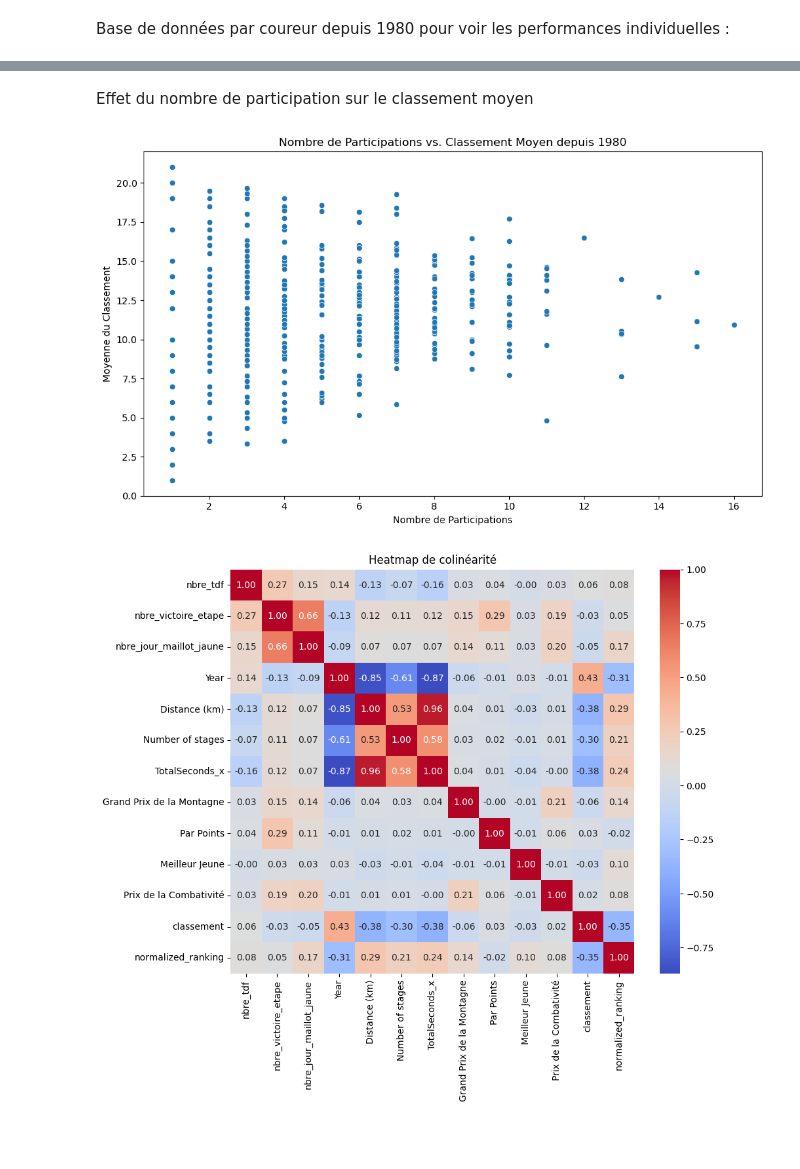
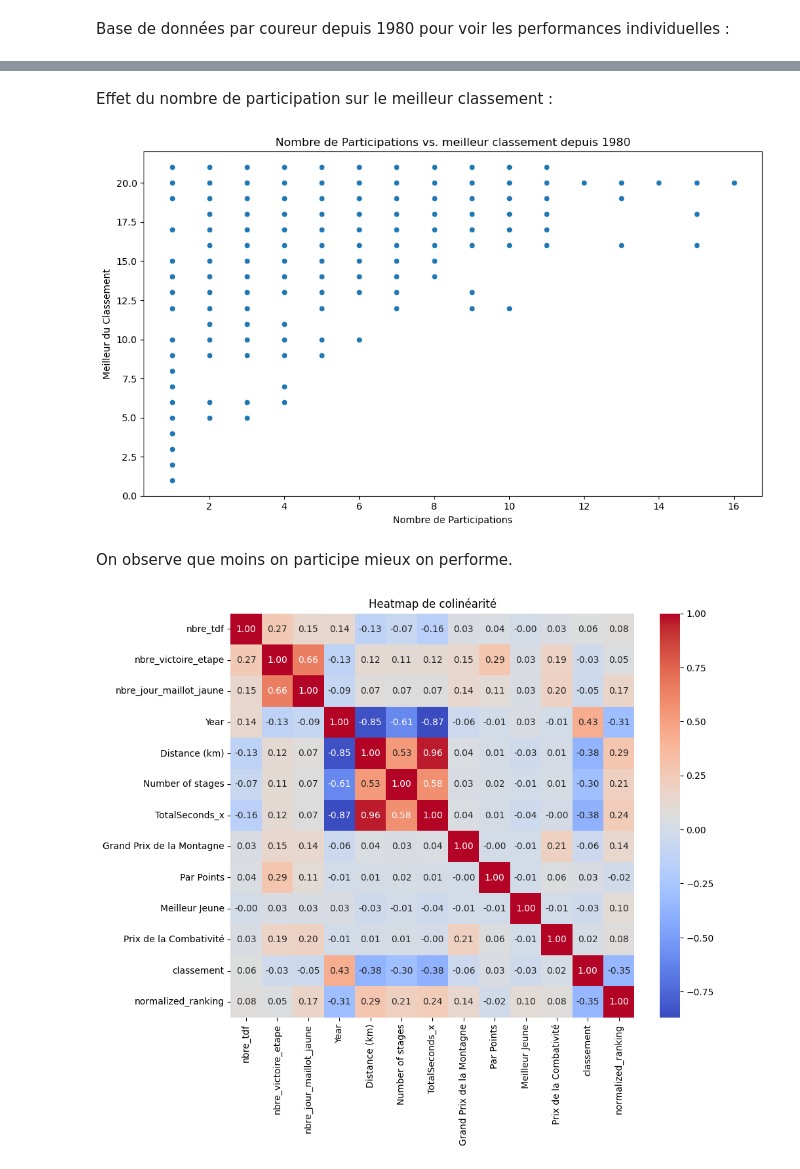
Before and after one commit to edequercize/Projet-Python, a Jupyter notebook: test_merge.ipynb, the cells around one changed output, grey strips where cells are left out. Cells and saved outputs as stored; diff of their text form; code cells hidden in the pictures; blank space fills up the shorter version.

```diff
--- a/test_merge.ipynb
+++ b/test_merge.ipynb
@@ -798,16 +771,20 @@ df_since_1980 = df[df['Year'].dt.year >= 1980]
 grouped_by_rider_since_1980 = df_since_1980.groupby('nom')
 
 # Calcul des statistiques descriptives
-average_rank_since_1980 = grouped_by_rider_since_1980['classement'].mean()
+average_ranking_since_1980 = grouped_by_rider_since_1980['classement'].mean()
 participation_count_since_1980 = grouped_by_rider_since_1980['Year'].count()
 variance_performance_since_1980 = grouped_by_rider_since_1980['classement'].var()
+
+best_ranking_since_1980 = grouped_by_rider_since_1980['classement'].max()
 
 # Création d'un nouveau DataFrame avec les données agrégées
 aggregated_data_since_1980 = pd.DataFrame({
     'Moyenne_Classement': average_rank_since_1980,
     'Nombre_Participations': participation_count_since_1980,
-    'Variance_Classement': variance_performance_since_1980
+    'Variance_Classement': variance_performance_since_1980,
+    'Meilleur_Classement': best_ranking_since_1980
 })
 
 # Réinitialisation de l'index pour faire de 'nom' une colonne plutôt qu'un index
 aggregated_data_since_1980.reset_index(inplace=True)
+aggregated_data_since_1980
@@ -814,18 +805,20 @@ aggregated_data_since_1980.reset_index(inplace=True)
 # %% [markdown]
-Effet du nombre de participation sur le classement moyen
+Effet du nombre de participation sur le meilleur classement :
 # %%
-# Tracer un nuage de points pour le nombre de participations vs. le classement moyen
+# Tracer un nuage de points pour le nombre de participations vs. le meilleur classement
 plt.figure(figsize=(10, 6))
-sns.scatterplot(x='Nombre_Participations', y='Moyenne_Classement', data=aggregated_data_since_1980)
-plt.title('Nombre de Participations vs. Classement Moyen depuis 1980')
+sns.scatterplot(x='Nombre_Participations', y='Meilleur_Classement', data=aggregated_data_since_1980)
+plt.title('Nombre de Participations vs. meilleur classement depuis 1980')
 plt.xlabel('Nombre de Participations')
-plt.ylabel('Moyenne du Classement')
+plt.ylabel('Meilleur du Classement')
 plt.tight_layout()
 
 # Afficher le nuage de points
 plt.show()
 # %% [output]
-[figure, old version]
+[figure, new version]
+# %% [markdown]
+On observe que moins on participe mieux on performe.
 # %%
 corr_matrix = df_trie.corr()
 
```
Also changed, not shown: parts of 16 cells of this notebook.
